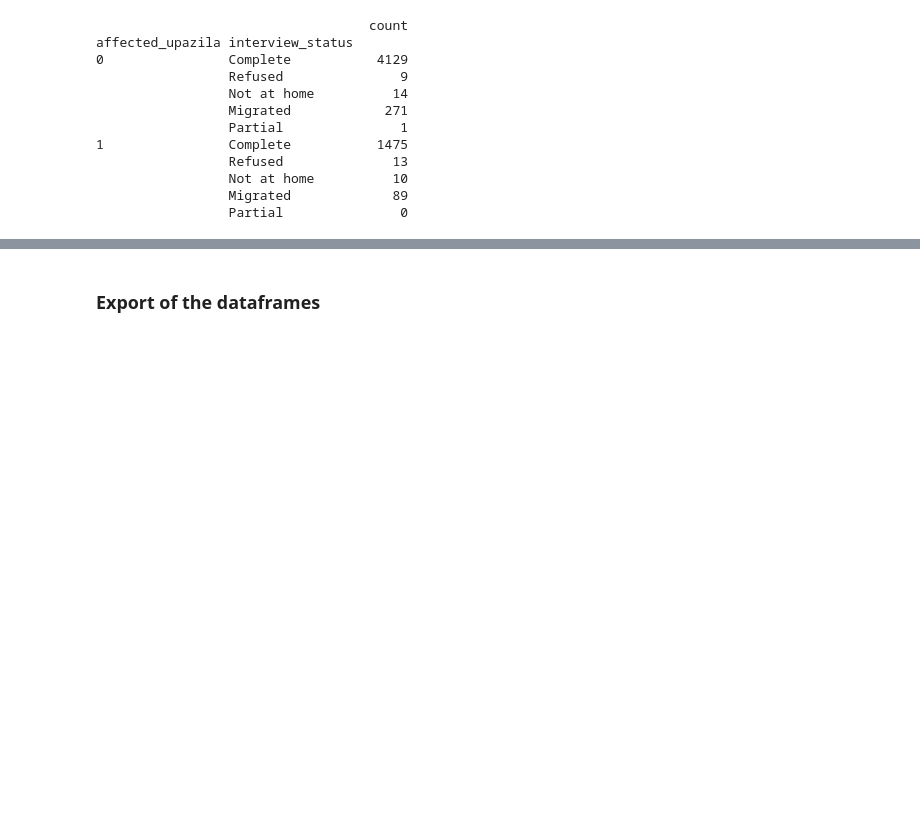
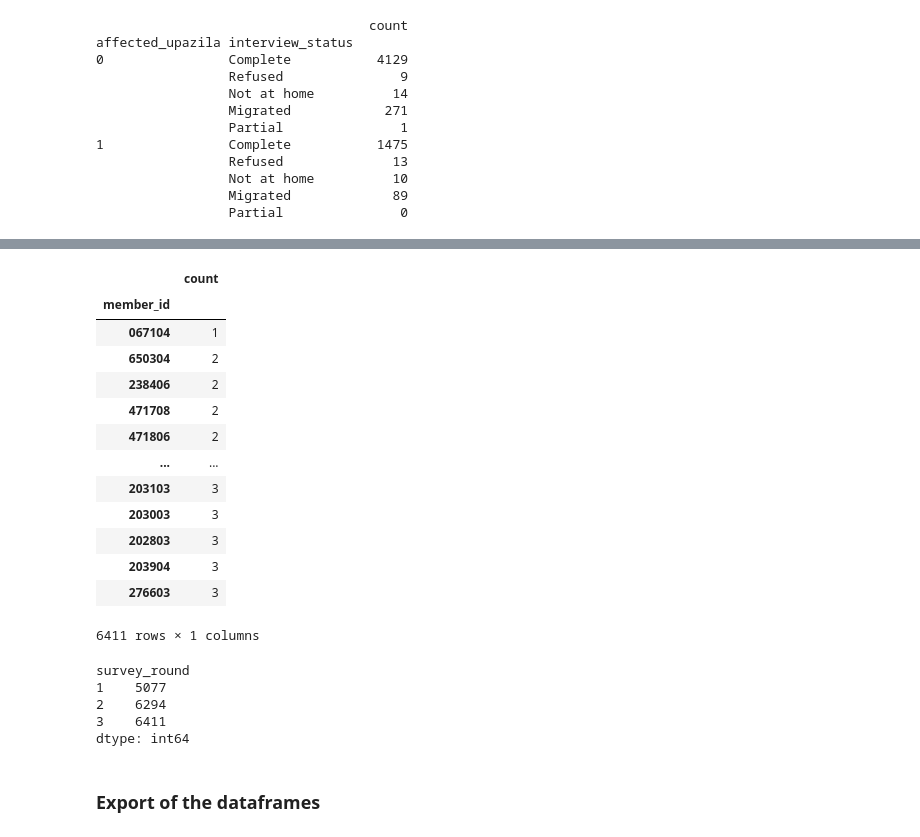
Before and after one commit to KassoumHabibou/PhD-Chapter-2, a Jupyter notebook: 01_wrangling BIHS.ipynb, the cells around one changed output, grey strips where cells are left out. Saved outputs shown, nothing was run; the diff lists cells and outputs as text; code cells hidden in the pictures; blank space fills up the shorter version.

```diff
--- a/01_wrangling BIHS.ipynb
+++ b/01_wrangling BIHS.ipynb
@@ -631,7 +632,7 @@ df_r2['sample_type'] = df_r2['sample_type'].astype("category")
 # Replace the numeric value by there label in the 'interview_status'.
 df_r2['interview_status'] = df_r2['interview_status'].replace({'1':'Complete','2':'Partial','3':'Refused','4':'Not at home','5':'Migrated'})
 df_r2['hh_head_religion'] = df_r2['hh_head_religion'].replace({1:'Muslim',2:'Hindu',3:'Christian',4:'Buddhist',5:'Other(specify)'})
-df_r2['hh_ethnic_group'] = df_r2['hh_ethnic_group'].replace({1:'Bengali',2:'Bihari',3:'Sawtal',4:'Khasia',5:'Rakhain',6:'Bown',
+df_r2['hh_ethnic_group'] = df_r2['hh_ethnic_group'].replace({1:'Bangali',2:'Bihari',3:'Sawtal',4:'Khasia',5:'Rakhain',6:'Bown',
                                                             7:'Chak',8:'Chakma',9:'Khumi',10:'Kheyanf',11:'Lusai/Pankho',12:'Marma',13:'Mru(Murong)',
                                                             14:'Tonchonga',15:'Tripura',16:'Bonojogi',17:'Others'})
 
@@ -972,7 +973,7 @@ df_r3['hh_ethnic_group'] = df_r3['hh_ethnic_group'].astype("category")
 # Replace the numeric value by there label in the 'interview_status'.
 df_r3['interview_status'] = df_r3['interview_status'].replace({1:'Complete',2:'Refused',3:'Not at home',4:'Migrated',5:'Partial',6:'Refused'})
 df_r3['hh_head_religion'] = df_r3['hh_head_religion'].replace({1:'Muslim',2:'Hindu',3:'Christian',4:'Buddhist',5:'Other(specify)'})
-df_r3['hh_ethnic_group'] = df_r3['hh_ethnic_group'].replace({1:'Bengali',2:'Bihari',3:'Sawtal',4:'Khasia',5:'Rakhain',6:'Bown',
+df_r3['hh_ethnic_group'] = df_r3['hh_ethnic_group'].replace({1:'Bangali',2:'Bihari',3:'Sawtal',4:'Khasia',5:'Rakhain',6:'Bown',
                                                             7:'Chak',8:'Chakma',9:'Khumi',10:'Kheyanf',11:'Lusai/Pankho',12:'Marma',13:'Mru(Murong)',
                                                             14:'Tonchonga',15:'Tripura',16:'Bonojogi',17:'Others'})
 
@@ -1339,7 +1340,7 @@ df_r2_anthr1 = df_r2_anthr1.merge(df_r2_SE, on=['hh_id','hhm_id'], how='left')
 df_r3_anthr1 = df_r3_anthr1.merge(df_r3_SE, on=['hh_id','hhm_id'], how='left')
 
 ## Merging to obtains the information on the household localisation (division, district, upazilla, union, moza, village)
-df_r1_anthr1 = df_r1_anthr1.merge(df_r1, on=['hh_id'], how='left').drop(["index_x","index_y","sample_type_y","member_id_y"], axis=1).rename(columns={"sample_type_x":"sample_type","member_id_x":"member_id"})
+df_r1_anthr1 = df_r1_anthr1.merge(df_r1, on=['hh_id'], how='left').drop(["index_x","index_y","member_id_y"], axis=1).rename(columns={"member_id_x":"member_id"})
 df_r2_anthr1 = df_r2_anthr1.merge(df_r2, on=['hh_id'], how='left').drop(["member_id_y"], axis=1).rename(columns={"member_id_x":"member_id"})
 df_r3_anthr1 = df_r3_anthr1.merge(df_r3, on=['hh_id'], how='left').drop(["member_id_y"], axis=1).rename(columns={"member_id_x":"member_id"})
 
@@ -1351,7 +1352,7 @@ df_r2_anthr2 = df_r2_anthr2.merge(df_r2_SE, on=['hh_id','hhm_id'], how='left')
 df_r3_anthr2 = df_r3_anthr2.merge(df_r3_SE, on=['hh_id','hhm_id'], how='left')
 
 ## Merging to obtains the information on the household localisation (division, district, upazilla, union, moza, village)
-df_r1_anthr2 = df_r1_anthr2.merge(df_r1, on=['hh_id'], how='left').drop(["index_x","index_y","sample_type_y","member_id_y"], axis=1).rename(columns={"sample_type_x":"sample_type","member_id_x":"member_id"})
+df_r1_anthr2 = df_r1_anthr2.merge(df_r1, on=['hh_id'], how='left').drop(["index_x","index_y","member_id_y"], axis=1).rename(columns={"member_id_x":"member_id"})
 df_r2_anthr2 = df_r2_anthr2.merge(df_r2, on=['hh_id'], how='left').drop(["member_id_y"], axis=1).rename(columns={"member_id_x":"member_id"})
 df_r3_anthr2 = df_r3_anthr2.merge(df_r3, on=['hh_id'], how='left').drop(["member_id_y"], axis=1).rename(columns={"member_id_x":"member_id"})
 # %%
@@ -1418,0 +1415,31 @@ Name: count, dtype: int64
+# %%
+# here i keep only the hh with completed the survey and don't split during the study. Set remove the duplicates in the list
+lst_hhm_id_r3 = np.unique(np.concatenate((df_r3_anthr1[(df_r3_anthr1.interview_status=="Complete") & (df_r3_anthr1.hh_split=="0") & (df_r3_anthr1.hhm_age < 20) & (df_r3_anthr1.hhm_status=="Both previous round and current round member")].member_id.values,
+                                        df_r3_anthr2[(df_r3_anthr2.interview_status=="Complete") & (df_r3_anthr2.hh_split=="0") & (df_r3_anthr2.hhm_age >= 3) & (df_r3_anthr2.hhm_status=="Both previous round and current round member")].member_id.values)))
+
+# lst of underfive during the first or secind round
+## fist (underfive first round); second (under 12 first round) and underfive in round 2
+# 9238 children not splitted and before the natural disaster
+#lst_underfive_int =  np.unique(np.concatenate((df_r1_anthr2.member_id.values,
+#                                            df_r1_anthr1[df_r1_anthr1.hhm_age <= 12].member_id.values,
+#                                            df_r2_anthr2[(df_r2_anthr2.interview_status=="Complete") &  (df_r2_anthr2.hh_split=="0")].member_id.values)))
+lst_intvar = ['hh_id', 'hhm_id','weight_kg','height_cm', 'if_not_measured_why', 'member_id','hhm_sex','hhm_status', 'hhm_age', 'relation_hhh', 'marital_status_hhm',
+    'literacy_hhm', 'education_high', 'curr_att_school', 'hh_head_religion','hh_ethnic_group','sample_type', 'survey_round', 'code adm','affected_upazila']
+
+#df_r1_global = pd.concat([df_r1_anthr1[df_r1_anthr1.member_id.isin(lst_hhm_id_r3)][lst_intvar].reset_index(drop=True),
+#                    df_r1_anthr2[df_r1_anthr2.member_id.isin(lst_hhm_id_r3)][lst_intvar].reset_index(drop=True)], ignore_index = True, verify_integrity=True)
+
+#df_r2_global = pd.concat([df_r2_anthr1[df_r2_anthr1.member_id.isin(lst_hhm_id_r3)][lst_intvar].reset_index(drop=True),
+#                    df_r2_anthr2[df_r2_anthr2.member_id.isin(lst_hhm_id_r3)][lst_intvar].reset_index(drop=True)], ignore_index = True, verify_integrity=True)
+
+#df_r3_global = pd.concat([df_r3_anthr1[df_r3_anthr1.member_id.isin(lst_hhm_id_r3)][lst_intvar].reset_index(drop=True),
+#                    df_r3_anthr2[df_r3_anthr2.member_id.isin(lst_hhm_id_r3)][lst_intvar].reset_index(drop=True)], ignore_index = True, verify_integrity=True)
+
+df_global = pd.concat([pd.concat([df_r1_anthr1[df_r1_anthr1.member_id.isin(lst_hhm_id_r3)][lst_intvar].reset_index(drop=True),
+                    df_r1_anthr2[df_r1_anthr2.member_id.isin(lst_hhm_id_r3)][lst_intvar].reset_index(drop=True)], ignore_index = True, verify_integrity=True),
+
+                    pd.concat([df_r2_anthr1[df_r2_anthr1.member_id.isin(lst_hhm_id_r3)][lst_intvar].reset_index(drop=True),
+                    df_r2_anthr2[df_r2_anthr2.member_id.isin(lst_hhm_id_r3)][lst_intvar].reset_index(drop=True)], ignore_index = True, verify_integrity=True),
+
+                    pd.concat([df_r3_anthr1[df_r3_anthr1.member_id.isin(lst_hhm_id_r3)][lst_intvar].reset_index(drop=True),
+                    df_r3_anthr2[df_r3_anthr2.member_id.isin(lst_hhm_id_r3)][lst_intvar].reset_index(drop=True)], ignore_index = True, verify_integrity=True)], ignore_index = True, verify_integrity=True)
@@ -1418,0 +1459,26 @@ Name: count, dtype: int64
+# %%
+df_global.groupby(["member_id"], observed=False)["survey_round"].agg(["count"]).sort_values(by=["count"])
+#print(df_r3.groupby(['affected_upazila', 'interview_status'], observed=False)['hh_id'].agg(['count']))
+# %% [output]
+|  | count |
+| member_id |  |
+| 067104 | 1 |
+| 650304 | 2 |
+| 238406 | 2 |
+| 471708 | 2 |
+| 471806 | 2 |
+| ... | ... |
+| 203103 | 3 |
+| 203003 | 3 |
+| 202803 | 3 |
+| 203904 | 3 |
+| 276603 | 3 |
+6411 rows × 1 columns
+# %%
+print(df_global.groupby(["survey_round"], observed=False).size())
+# %% [output]
+survey_round
+1    5077
+2    6294
+3    6411
+dtype: int64
```
Also changed, not shown: parts of 10 cells of this notebook.
